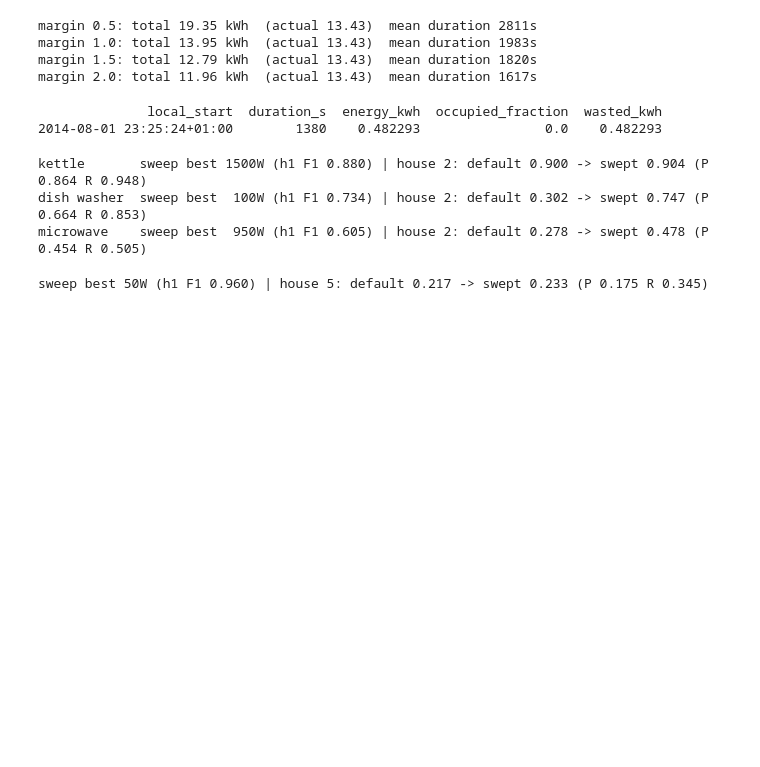
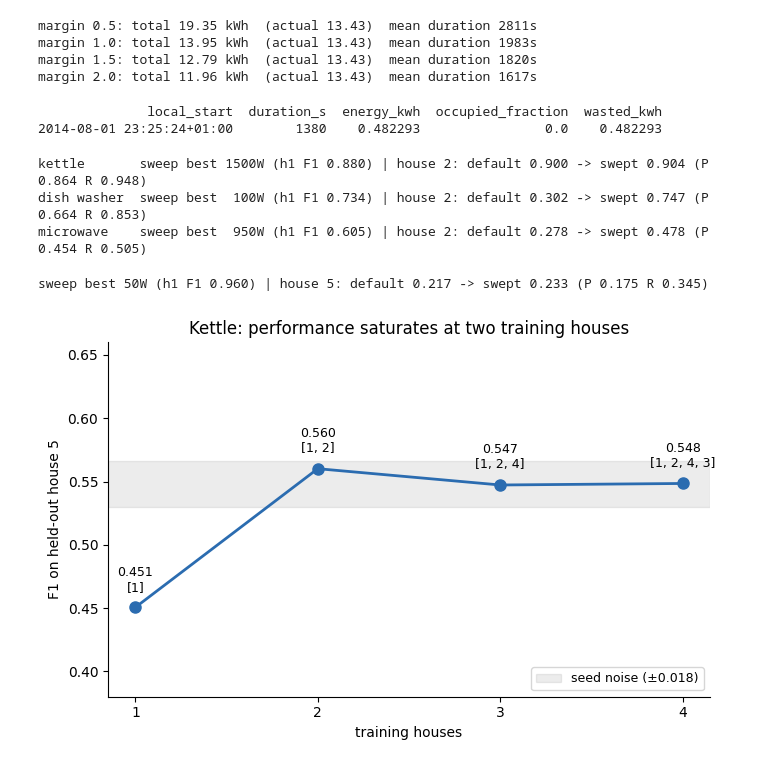
Before and after one commit to AayushAswal27/wattparse, a Jupyter notebook: notebooks/02_alignment_check.ipynb, the cells around one changed output. Saved outputs shown, nothing was run; the diff lists cells and outputs as text; code cells hidden in the pictures; blank space fills up the shorter version.

```diff
--- a/notebooks/02_alignment_check.ipynb
+++ b/notebooks/02_alignment_check.ipynb
@@ -769,3 +769,33 @@ print(f"sweep best {best_t}W (h1 F1 {sw.f1.max():.3f}) | "
       f"house 5: default {f_def:.3f} -> swept {f_swp:.3f} (P {pr:.3f} R {rc:.3f})")
 # %% [output]
 sweep best 50W (h1 F1 0.960) | house 5: default 0.217 -> swept 0.233 (P 0.175 R 0.345)
+# %%
+import sys; sys.path.insert(0, "..")
+import json
+import matplotlib.pyplot as plt
+
+rows = json.loads(open("../data/processed/house_curve.json").read())
+n = [r["n_houses"] for r in rows]
+f1 = [r["f1"] for r in rows]
+
+fig, ax = plt.subplots(figsize=(7, 4.5))
+ax.plot(n, f1, "o-", lw=2, ms=8, color="#2b6cb0")
+ax.axhspan(0.548 - 0.018, 0.548 + 0.018, color="grey", alpha=0.15,
+           label="seed noise (±0.018)")
+
+for x, y, r in zip(n, f1, rows):
+    ax.annotate(f"{y:.3f}\n{r['houses']}", (x, y),
+                textcoords="offset points", xytext=(0, 12),
+                ha="center", fontsize=9)
+
+ax.set_xticks(n)
+ax.set_xlabel("training houses")
+ax.set_ylabel("F1 on held-out house 5")
+ax.set_ylim(0.38, 0.66)
+ax.set_title("Kettle: performance saturates at two training houses")
+ax.legend(loc="lower right", fontsize=9)
+ax.spines[["top", "right"]].set_visible(False)
+fig.tight_layout()
+fig.savefig("../reports/house_curve.png", dpi=150)
+# %% [output]
+[figure, added]
```
Also changed, not shown: parts of 1 cell of this notebook, 2 other files.
